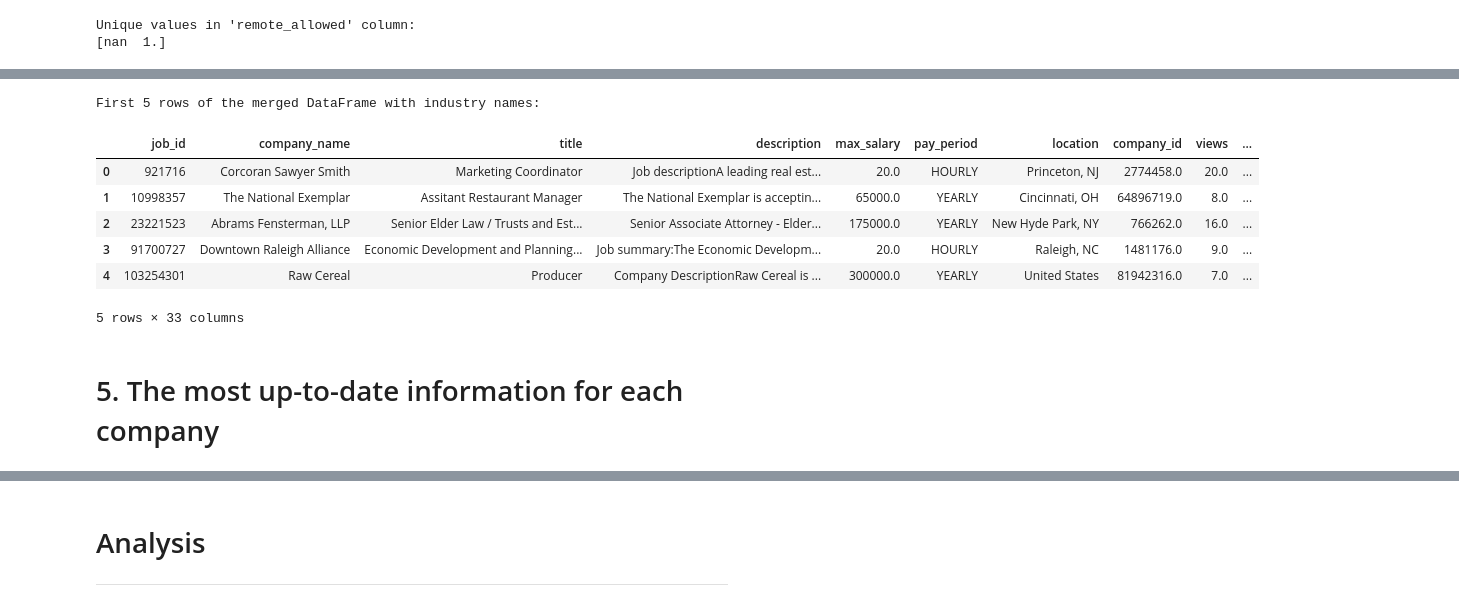
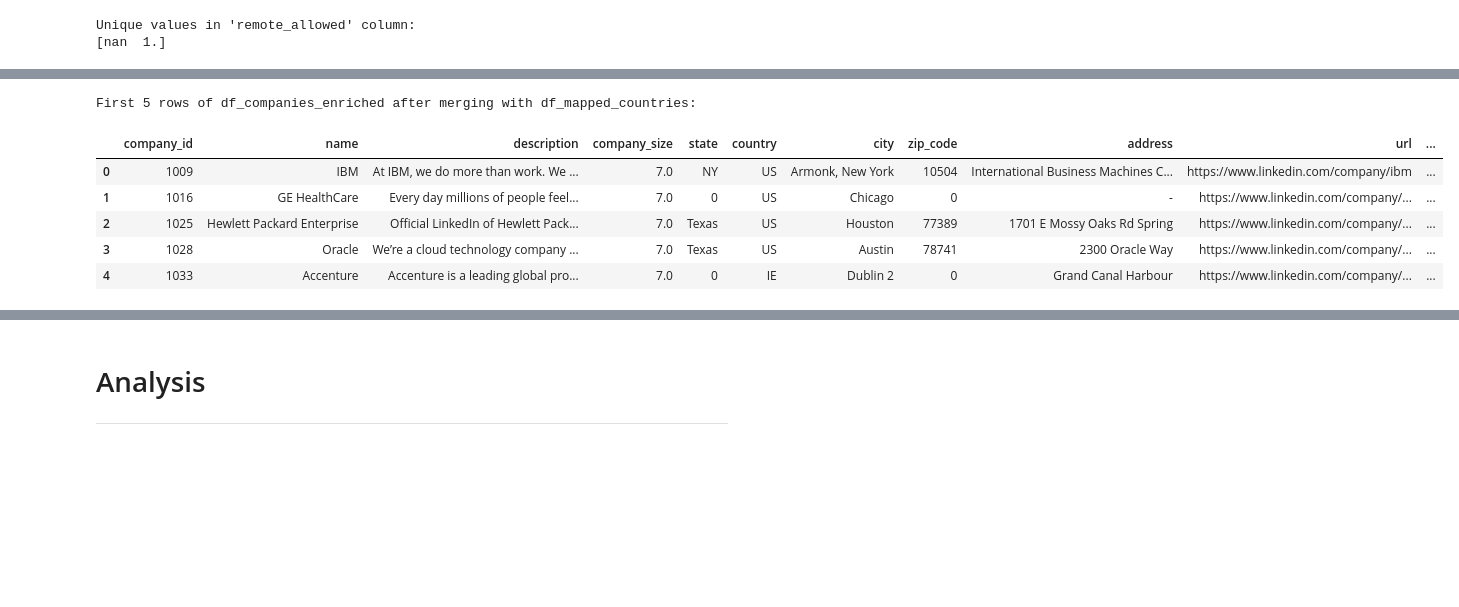
Before and after one commit to gettokeroro/DADS5001_MINI_PROJECT, a Jupyter notebook: Job_Application_Analysis.ipynb, the cells around one changed output, grey strips where cells are left out. Saved outputs shown, nothing was run; the diff lists cells and outputs as text; code cells hidden in the pictures; blank space fills up the shorter version.

```diff
--- a/Job_Application_Analysis.ipynb
+++ b/Job_Application_Analysis.ipynb
@@ -145,3 +145,10 @@ First 5 records of df_job_industries:
 | 2 | 3887465684 | 41 |
 | 3 | 3887467939 | 82 |
 | 4 | 3887467939 | 80 |
+# %%
+# Load 'industry_grouped_data.xlsx' into df_industry_grouped
+df_industry_grouped = pd.read_excel('/content/industry_grouped_data.xlsx')
+display(df_industry_grouped.head())
+# Load 'mapped_countries_complete.xlsx' into df_mapped_countries
+df_mapped_countries = pd.read_excel('/content/mapped_countries_complete.xlsx')
+display(df_mapped_countries.head())
@@ -237,0 +275,13 @@ For example, when doing 'df[col].method(value, inplace=True)', try using 'df.met
+# %%
+df.drop_duplicates(inplace=True)
+df_companies.drop_duplicates(inplace=True)
+df_mapped_countries.drop_duplicates(inplace=True)
+df_employee_counts_cleaned.drop_duplicates(inplace=True)
+df_job_industries.drop_duplicates(inplace=True)
+df_industries.drop_duplicates(inplace=True)
+df_industry_grouped.drop_duplicates(inplace=True)
+df_skills.drop_duplicates(inplace=True)
+df_job_skills.drop_duplicates(inplace=True)
+df_company_industries.drop_duplicates(inplace=True)
+
+print("Duplicate rows have been removed from df, df_companies, df_mapped_countries, df_employee_counts_cleaned, df_job_industries, df_industries, df_industry_grouped, df_skills, df_job_skills, and df_company_industries.")
@@ -258,14 +314,12 @@ First 5 records of df_job_industries_with_names:
 # %%
-df_merged = pd.merge(df, df_job_industries_with_names, on='job_id', how='left')
-
-print("First 5 rows of the merged DataFrame with industry names:")
-display(df_merged.head())
+df_companies_enriched = pd.merge(df_companies, df_mapped_countries, on='country', how='left')
+print("First 5 rows of df_companies_enriched after merging with df_mapped_countries:")
+display(df_companies_enriched.head())
 # %% [output]
-First 5 rows of the merged DataFrame with industry names:
+First 5 rows of df_companies_enriched after merging with df_mapped_countries:
-|  | job_id | company_name | title | description | max_salary | pay_period | location | company_id | views | ... |
-| 0 | 921716 | Corcoran Sawyer Smith | Marketing Coordinator | Job descriptionA leading real est... | 20.0 | HOURLY | Princeton, NJ | 2774458.0 | 20.0 | ... |
-| 1 | 10998357 | The National Exemplar | Assitant Restaurant Manager | The National Exemplar is acceptin... | 65000.0 | YEARLY | Cincinnati, OH | 64896719.0 | 8.0 | ... |
-| 2 | 23221523 | Abrams Fensterman, LLP | Senior Elder Law / Trusts and Est... | Senior Associate Attorney - Elder... | 175000.0 | YEARLY | New Hyde Park, NY | 766262.0 | 16.0 | ... |
-| 3 | 91700727 | Downtown Raleigh Alliance | Economic Development and Planning... | Job summary:The Economic Developm... | 20.0 | HOURLY | Raleigh, NC | 1481176.0 | 9.0 | ... |
-| 4 | 103254301 | Raw Cereal | Producer | Company DescriptionRaw Cereal is ... | 300000.0 | YEARLY | United States | 81942316.0 | 7.0 | ... |
+|  | company_id | name | description | company_size | state | country | city | zip_code | address | url | ... |
+| 0 | 1009 | IBM | At IBM, we do more than work. We ... | 7.0 | NY | US | Armonk, New York | 10504 | International Business Machines C... | https://www.linkedin.com/company/ibm | ... |
+| 1 | 1016 | GE HealthCare | Every day millions of people feel... | 7.0 | 0 | US | Chicago | 0 | - | https://www.linkedin.com/company/... | ... |
+| 2 | 1025 | Hewlett Packard Enterprise | Official LinkedIn of Hewlett Pack... | 7.0 | Texas | US | Houston | 77389 | 1701 E Mossy Oaks Rd Spring | https://www.linkedin.com/company/... | ... |
+| 3 | 1028 | Oracle | We’re a cloud technology company ... | 7.0 | Texas | US | Austin | 78741 | 2300 Oracle Way | https://www.linkedin.com/company/... | ... |
+| 4 | 1033 | Accenture | Accenture is a leading global pro... | 7.0 | 0 | IE | Dublin 2 | 0 | Grand Canal Harbour | https://www.linkedin.com/company/... | ... |
-5 rows × 33 columns
@@ -275,2 +325,0 @@ del df_job_industries_with_names
-# %% [markdown]
-# 5. The most up-to-date information for each company
```
Also changed, not shown: parts of 30 cells of this notebook.
